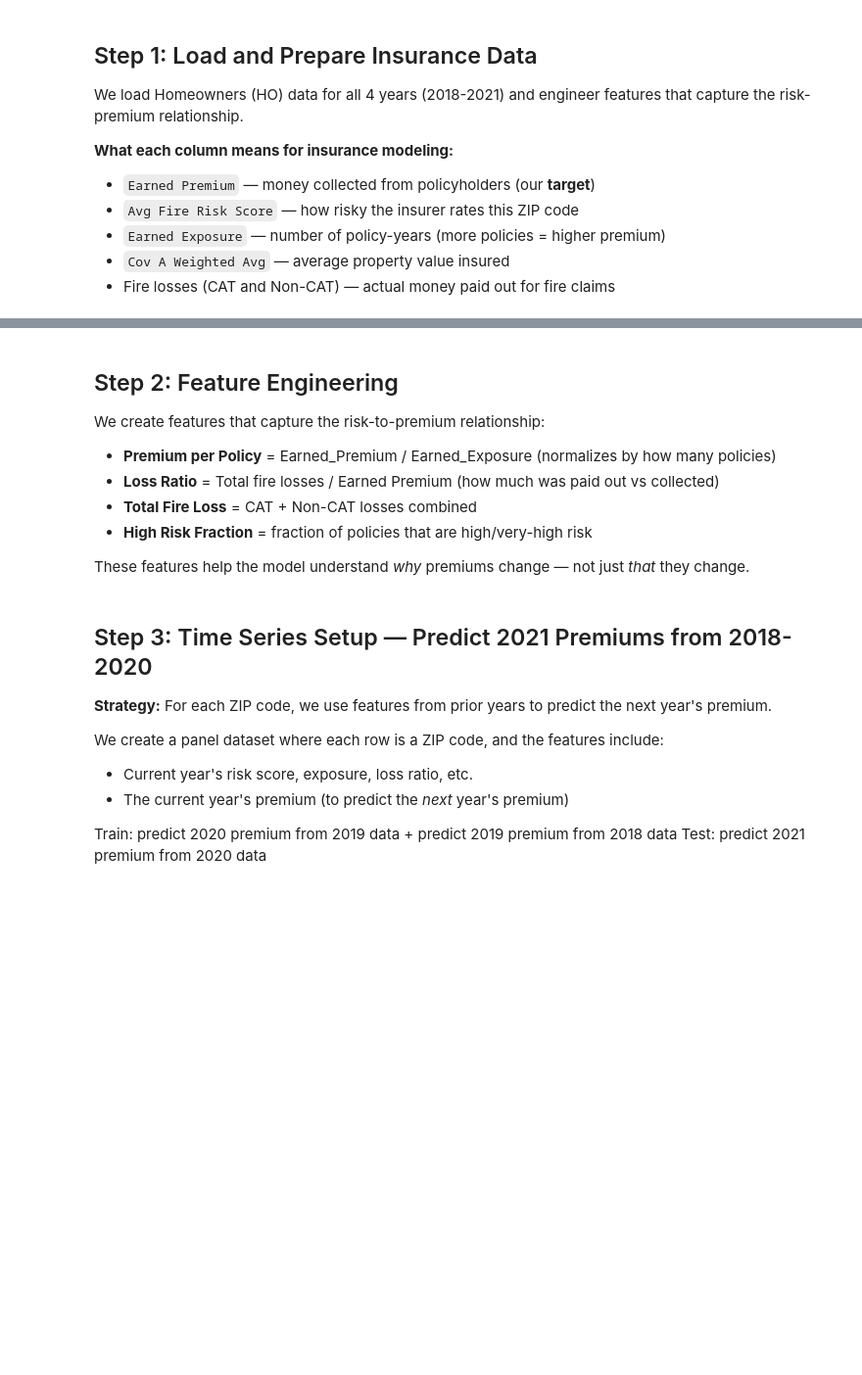
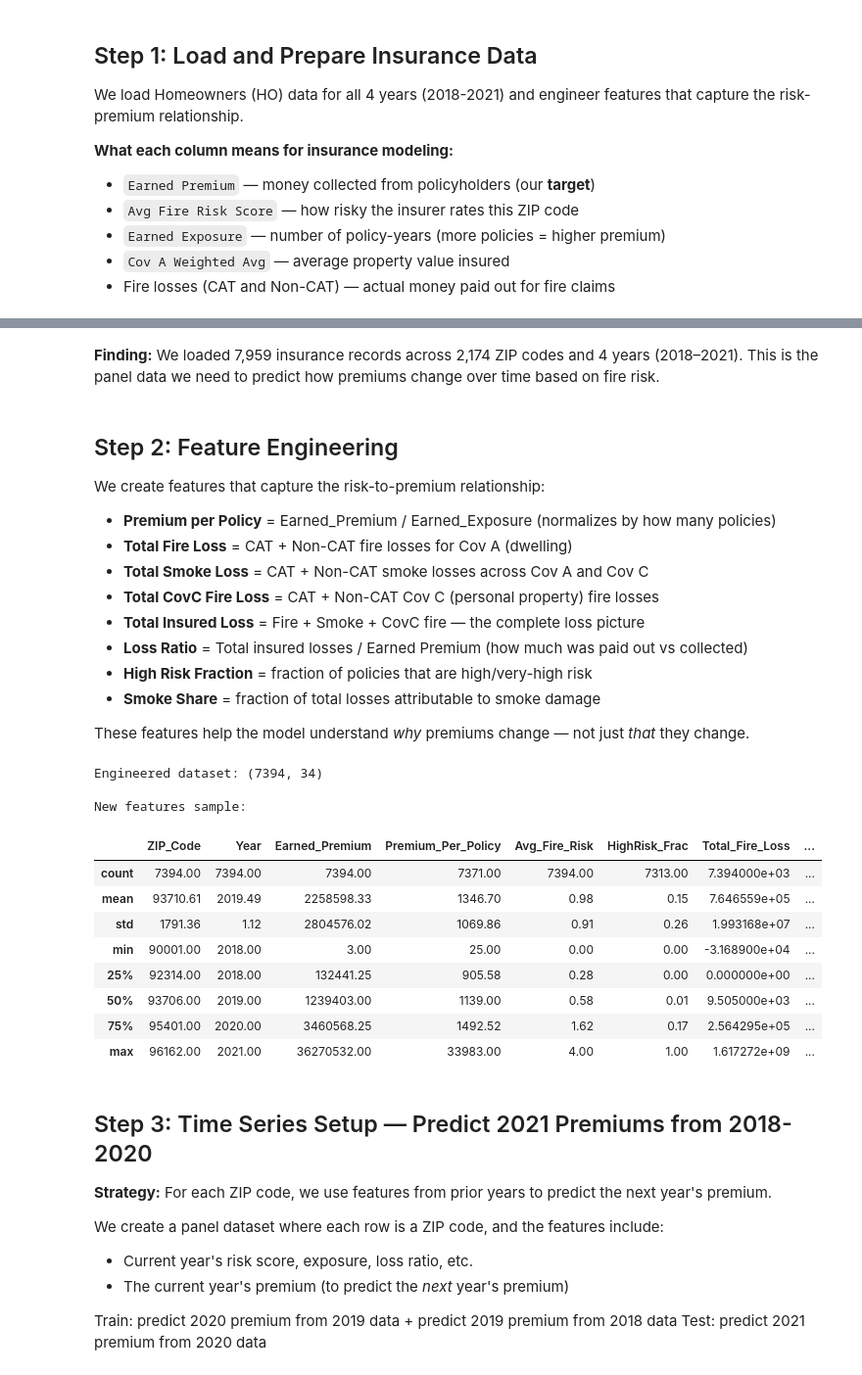
Before and after one commit to Priti0427/Quantum-Sustainability-Challenge, a Jupyter notebook: notebooks/02_Task2_Insurance_QML.ipynb, the cells around one changed output, grey strips where cells are left out. Shown at 98% size. Cells and saved outputs as stored; diff of their text form; code cells hidden in the pictures; blank space fills up the shorter version.

```diff
--- a/notebooks/02_Task2_Insurance_QML.ipynb
+++ b/notebooks/02_Task2_Insurance_QML.ipynb
@@ -99,44 +123,90 @@ insurance[['ZIP_Code', 'Year', 'Earned_Premium', 'Avg_Fire_Risk', 'Earned_Exposu
+# %% [markdown]
+**Finding:** We loaded 7,959 insurance records across 2,174 ZIP codes and 4 years (2018–2021). This is the panel data we need to predict how premiums change over time based on fire risk.
 # %% [markdown]
 ## Step 2: Feature Engineering
 
 We create features that capture the risk-to-premium relationship:
 - **Premium per Policy** = Earned_Premium / Earned_Exposure (normalizes by how many policies)
-- **Loss Ratio** = Total fire losses / Earned Premium (how much was paid out vs collected)
-- **Total Fire Loss** = CAT + Non-CAT losses combined
+- **Total Fire Loss** = CAT + Non-CAT fire losses for Cov A (dwelling)
+- **Total Smoke Loss** = CAT + Non-CAT smoke losses across Cov A and Cov C
+- **Total CovC Fire Loss** = CAT + Non-CAT Cov C (personal property) fire losses
+- **Total Insured Loss** = Fire + Smoke + CovC fire — the complete loss picture
+- **Loss Ratio** = Total insured losses / Earned Premium (how much was paid out vs collected)
 - **High Risk Fraction** = fraction of policies that are high/very-high risk
+- **Smoke Share** = fraction of total losses attributable to smoke damage
 
 These features help the model understand *why* premiums change — not just *that* they change.
 # %%
 # Feature engineering
 ins = insurance.copy()
 
 # Premium per policy (normalizes by number of policies)
 ins['Premium_Per_Policy'] = ins['Earned_Premium'] / ins['Earned_Exposure'].replace(0, np.nan)
 
 # Total policies in ZIP code
 risk_cols = [c for c in ['Risk_Negligible','Risk_Low','Risk_Moderate','Risk_High','Risk_VeryHigh'] if c in ins.columns]
 ins['Total_Policies'] = ins[risk_cols].sum(axis=1)
 
 # High risk fraction
 ins['HighRisk_Frac'] = (ins.get('Risk_High', 0).fillna(0) + ins.get('Risk_VeryHigh', 0).fillna(0)) / ins['Total_Policies'].replace(0, np.nan)
 
-# Total fire losses
+# Total fire losses (Cov A dwelling — original)
 for col in ['NonCAT_A_Fire_Loss', 'CAT_A_Fire_Loss']:
     if col not in ins.columns:
         ins[col] = 0
 ins['Total_Fire_Loss'] = ins['NonCAT_A_Fire_Loss'].fillna(0) + ins['CAT_A_Fire_Loss'].fillna(0)
 
-# Loss ratio
-ins['Loss_Ratio'] = ins['Total_Fire_Loss'] / ins['Earned_Premium'].replace(0, np.nan)
+# Smoke losses (Cov A + Cov C, CAT + Non-CAT)
+smoke_cols = ['NonCAT_A_Smoke_Loss', 'CAT_A_Smoke_Loss', 'NonCAT_C_Smoke_Loss', 'CAT_C_Smoke_Loss']
+for col in smoke_cols:
+    if col not in ins.columns:
+        ins[col] = 0
+ins['Total_Smoke_Loss'] = ins[smoke_cols].fillna(0).sum(axis=1)
+
+# Cov C fire losses (personal property)
+covc_fire_cols = ['NonCAT_C_Fire_Loss', 'CAT_C_Fire_Loss']
+for col in covc_fire_cols:
+    if col not in ins.columns:
+        ins[col] = 0
+ins['Total_CovC_Fire_Loss'] = ins[covc_fire_cols].fillna(0).sum(axis=1)
+
+# Total insured loss = fire (Cov A) + smoke (all) + fire (Cov C)
+ins['Total_Insured_Loss'] = (ins['Total_Fire_Loss']
+                              + ins['Total_Smoke_Loss']
+                              + ins['Total_CovC_Fire_Loss'])
+
+# Smoke share of total loss
+ins['Smoke_Share'] = ins['Total_Smoke_Loss'] / ins['Total_Insured_Loss'].replace(0, np.nan)
+
+# Total claims across all categories
+claim_cols = [c for c in ins.columns if c.endswith('_Claims')]
+ins['Total_Claims'] = ins[claim_cols].fillna(0).sum(axis=1)
+ins['Claims_Per_Policy'] = ins['Total_Claims'] / ins['Earned_Exposure'].replace(0, np.nan)
+
+# Loss ratio (using total insured loss for completeness)
+ins['Loss_Ratio'] = ins['Total_Insured_Loss'] / ins['Earned_Premium'].replace(0, np.nan)
 
 # Drop rows with missing target
 ins = ins.dropna(subset=['Earned_Premium', 'Earned_Exposure'])
 ins = ins[ins['Earned_Premium'] > 0]
 
 print(f"Engineered dataset: {ins.shape}")
 print(f"\nNew features sample:")
 ins[['ZIP_Code','Year','Earned_Premium','Premium_Per_Policy','Avg_Fire_Risk',
-     'HighRisk_Frac','Total_Fire_Loss','Loss_Ratio']].describe().round(2)
+     'HighRisk_Frac','Total_Insured_Loss','Smoke_Share','Loss_Ratio']].describe().round(2)
+# %% [output]
+Engineered dataset: (7394, 34)
+
+New features sample:
+|  | ZIP_Code | Year | Earned_Premium | Premium_Per_Policy | Avg_Fire_Risk | HighRisk_Frac | Total_Fire_Loss | ... |
+| count | 7394.00 | 7394.00 | 7394.00 | 7371.00 | 7394.00 | 7313.00 | 7.394000e+03 | ... |
+| mean | 93710.61 | 2019.49 | 2258598.33 | 1346.70 | 0.98 | 0.15 | 7.646559e+05 | ... |
+| std | 1791.36 | 1.12 | 2804576.02 | 1069.86 | 0.91 | 0.26 | 1.993168e+07 | ... |
+| min | 90001.00 | 2018.00 | 3.00 | 25.00 | 0.00 | 0.00 | -3.168900e+04 | ... |
+| 25% | 92314.00 | 2018.00 | 132441.25 | 905.58 | 0.28 | 0.00 | 0.000000e+00 | ... |
+| 50% | 93706.00 | 2019.00 | 1239403.00 | 1139.00 | 0.58 | 0.01 | 9.505000e+03 | ... |
+| 75% | 95401.00 | 2020.00 | 3460568.25 | 1492.52 | 1.62 | 0.17 | 2.564295e+05 | ... |
+| max | 96162.00 | 2021.00 | 36270532.00 | 33983.00 | 4.00 | 1.00 | 1.617272e+09 | ... |
 # %% [markdown]
 ## Step 3: Time Series Setup — Predict 2021 Premiums from 2018-2020
 
```
Also changed, not shown: parts of 18 cells of this notebook, 55 other files.
